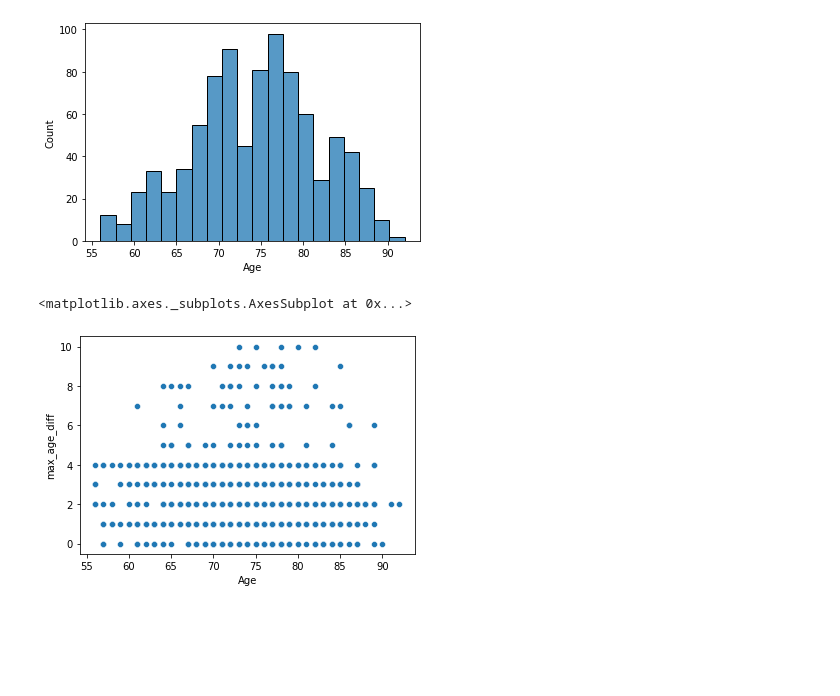
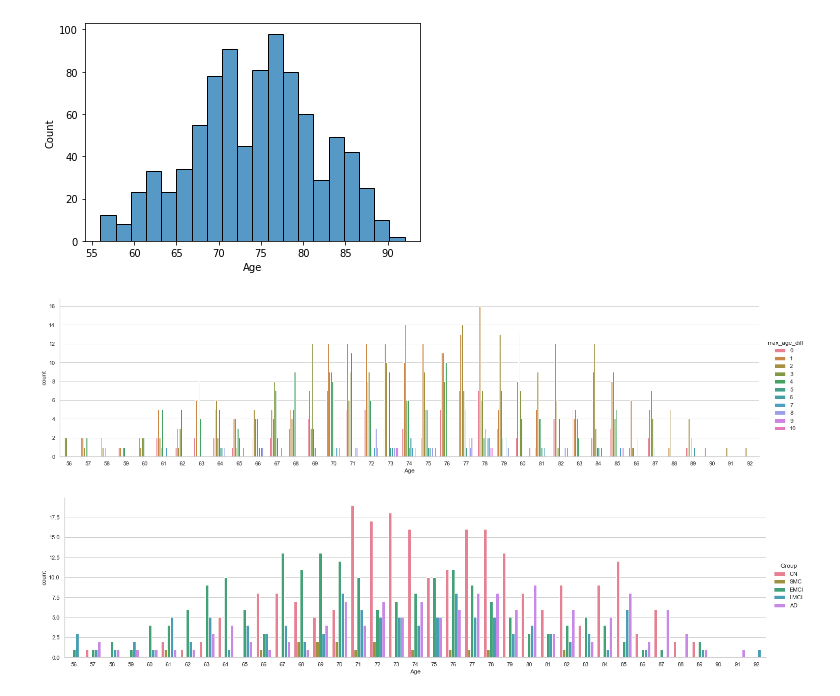
Before and after one commit to nikhil153/brain-diff, a Jupyter notebook: 2_adni_follow_up.ipynb, the cells around one changed output. Saved outputs shown, nothing was run; the diff lists cells and outputs as text; code cells hidden in the pictures; blank space fills up the shorter version.

```diff
--- a/2_adni_follow_up.ipynb
+++ b/2_adni_follow_up.ipynb
@@ -70,8 +69,19 @@ sns.histplot(age_data_df["Age"])
 # %% [output]
 <matplotlib.axes._subplots.AxesSubplot at 0x...>
 [figure]
-# %%
-sns.scatterplot(x=age_data_df["Age"],y=age_data_df["max_age_diff"])
-# %% [output]
-<matplotlib.axes._subplots.AxesSubplot at 0x...>
-[figure, removed]
+# %%
+plot_df = age_data_df.copy()
+palette = 'husl'
+sns.set(font_scale=1)
+with sns.axes_style("whitegrid"):
+    g = sns.catplot(x="Age", hue="max_age_diff", kind='count',
+    aspect=4, height=5, palette = palette, data=plot_df)
+# %% [output]
+[figure, added]
+# %%
+DX_order = ["CN","SMC","EMCI","LMCI","AD"]
+with sns.axes_style("whitegrid"):
+    g = sns.catplot(x="Age", hue="Group", kind='count', hue_order=DX_order,
+    aspect=4, height=5, palette = palette, data=plot_df)
+# %% [output]
+[figure, added]
```
Also changed, not shown: parts of 1 cell of this notebook, 5 other files.
